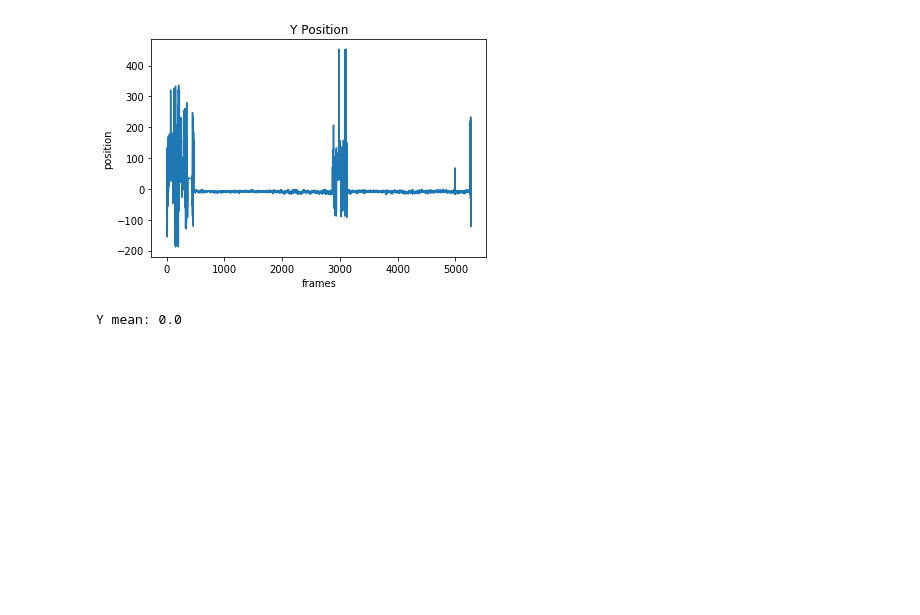
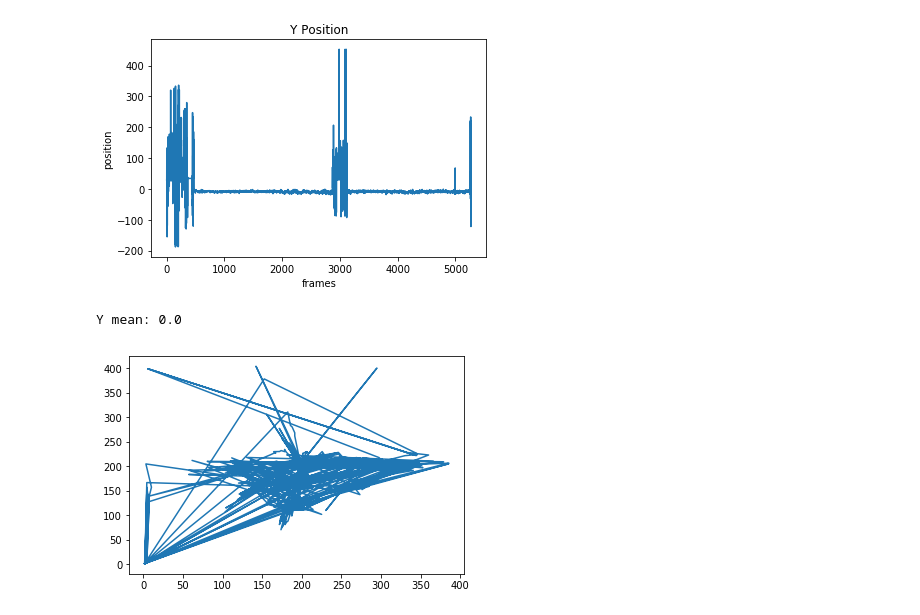
Before and after one commit to DongHur/BehaviorMapping, a Jupyter notebook: data_preparation.ipynb, the cells around one changed output. Cells and saved outputs as stored; diff of their text form; code cells hidden in the pictures; blank space fills up the shorter version.

```diff
--- a/data_preparation.ipynb
+++ b/data_preparation.ipynb
@@ -79,3 +105,10 @@ print("Y mean: " + str(round(np.mean(bp_test_mod[:,bp_y]), 4)))
 X mean: -0.0
 [figure]
 Y mean: 0.0
+# %%
+trans_data = np.load("data/bpdata_npy/trans_20181005_dP_trailDeepCut_resnet50_AntJan3shuffle1_1030000.npy")
+# %%
+plt.plot(trans_data[0,:], trans_data[1,:])
+plt.show()
+# %% [output]
+[figure, added]
```
Also changed, not shown: parts of 19 cells of this notebook, 14 other files.
